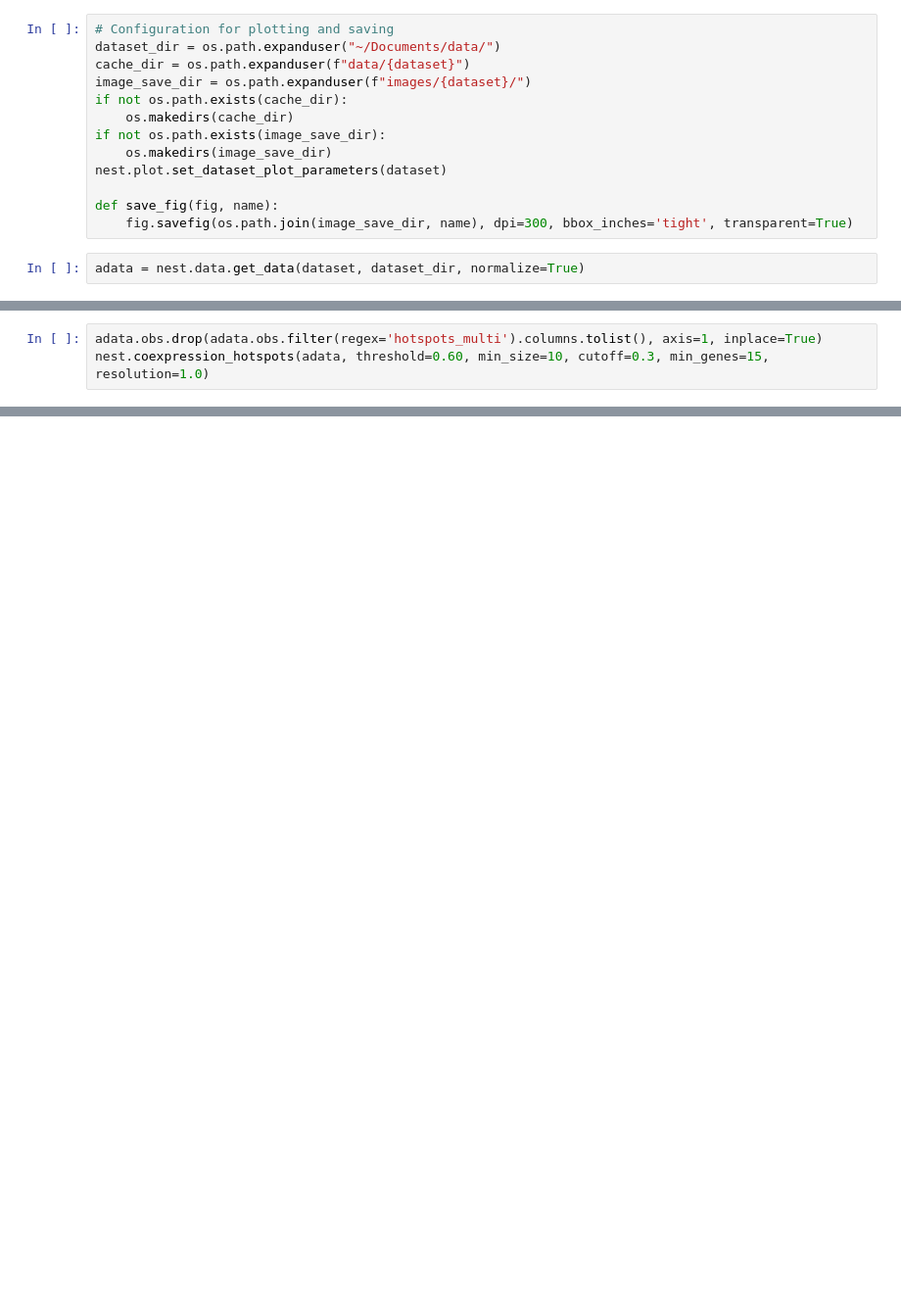
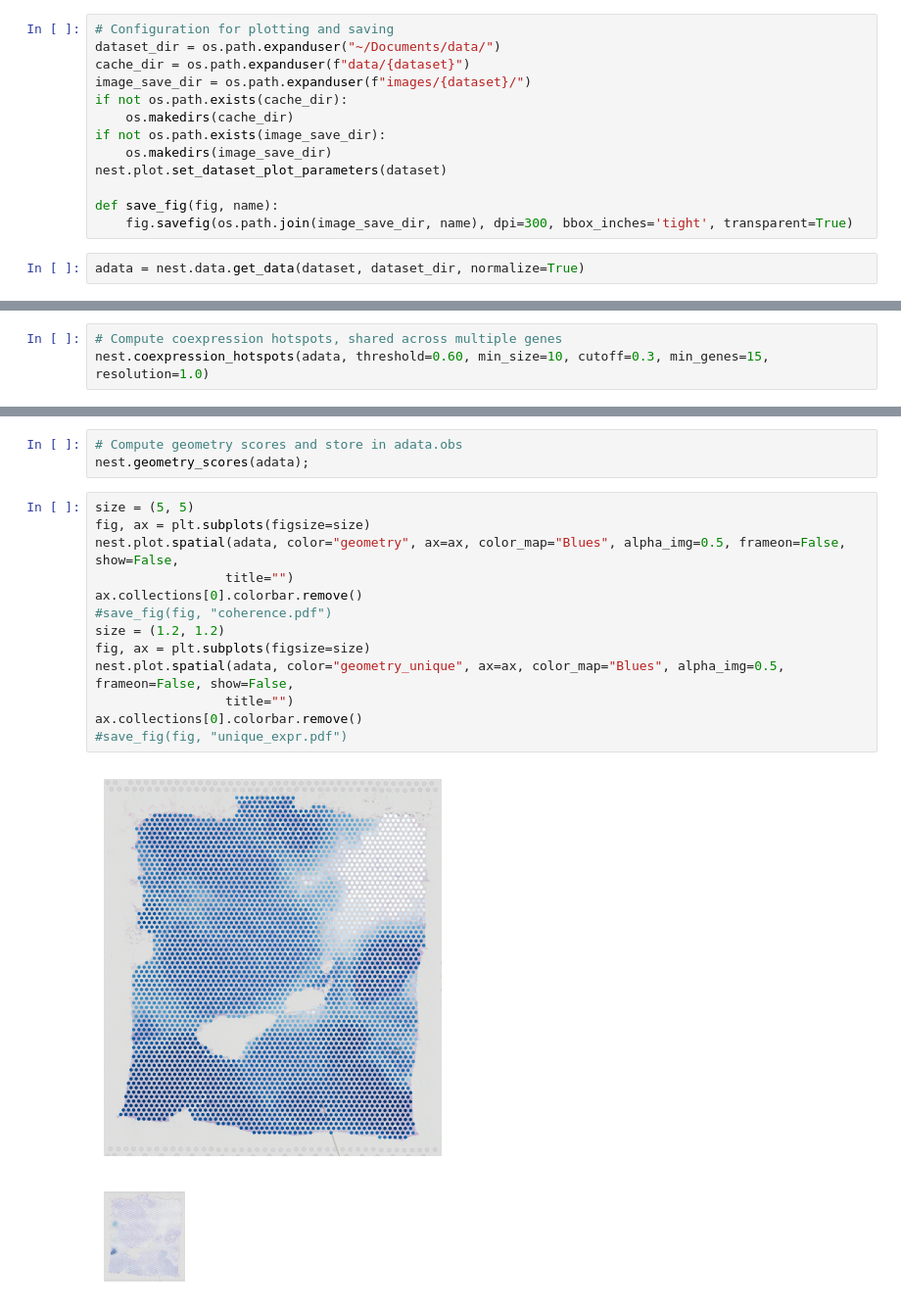
Before and after one commit to bwalker1/NeST, a Jupyter notebook: examples/Breast Cancer Dataset Analysis.ipynb, the cells around one changed output, grey strips where cells are left out. Shown at 98% size. Saved outputs shown, nothing was run; the diff lists cells and outputs as text; blank space fills up the shorter version.

```diff
--- a/examples/Breast Cancer Dataset Analysis.ipynb
+++ b/examples/Breast Cancer Dataset Analysis.ipynb
@@ -54,4 +59,4 @@ nest.hotspot_closure(adata, verbose=True)
 # %%
-adata.obs.drop(adata.obs.filter(regex='hotspots_multi').columns.tolist(), axis=1, inplace=True)
+# Compute coexpression hotspots, shared across multiple genes
 nest.coexpression_hotspots(adata, threshold=0.60, min_size=10, cutoff=0.3, min_genes=15, resolution=1.0)
 # %%
@@ -231,0 +84,19 @@ nest.plot.spatial(adata, color=res[4][:16], spot_size=250)
+# %%
+# Compute geometry scores and store in adata.obs
+nest.geometry_scores(adata);
+# %%
+size = (5, 5)
+fig, ax = plt.subplots(figsize=size)
+nest.plot.spatial(adata, color="geometry", ax=ax, color_map="Blues", alpha_img=0.5, frameon=False, show=False,
+                 title="")
+ax.collections[0].colorbar.remove()
+#save_fig(fig, "coherence.pdf")
+size = (1.2, 1.2)
+fig, ax = plt.subplots(figsize=size)
+nest.plot.spatial(adata, color="geometry_unique", ax=ax, color_map="Blues", alpha_img=0.5, frameon=False, show=False,
+                 title="")
+ax.collections[0].colorbar.remove()
+#save_fig(fig, "unique_expr.pdf")
+# %% [output]
+[figure, added]
+[figure, added]
```
Also changed, not shown: parts of 58 cells of this notebook, 42 other files.
